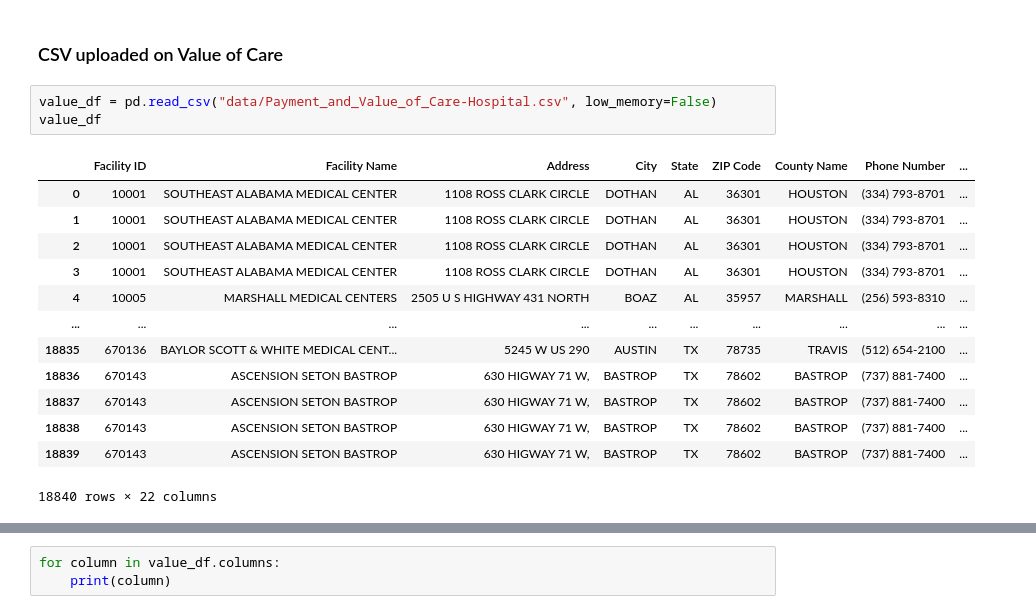
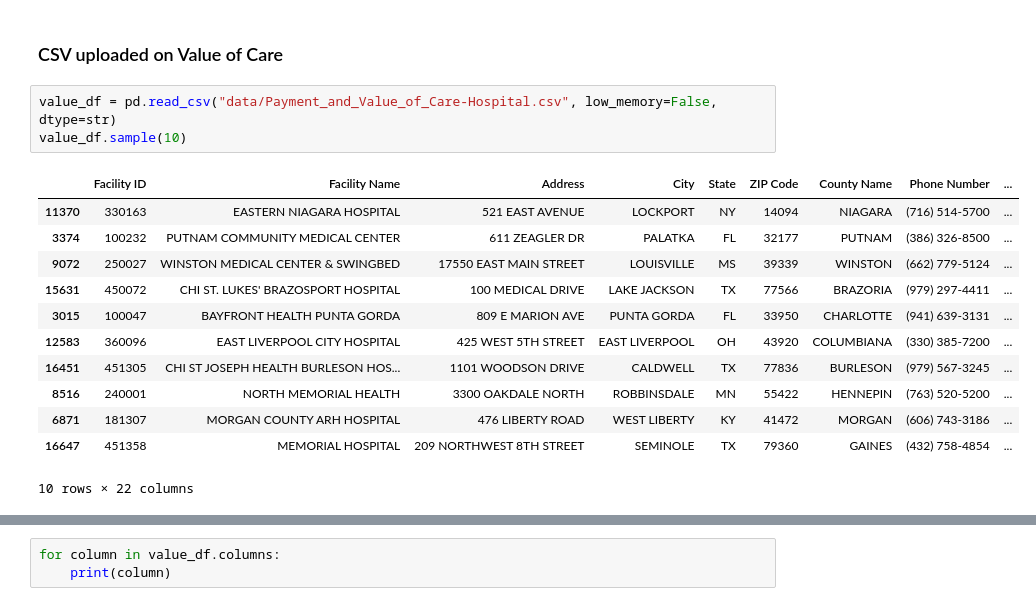
Before and after one commit to NoahGoldstein13/full_stack_data_analytics_project, a Jupyter notebook: Nadia/cleaning_data.ipynb, the cells around one changed output, grey strips where cells are left out. Saved outputs shown, nothing was run; the diff lists cells and outputs as text.

```diff
--- a/Nadia/cleaning_data.ipynb
+++ b/Nadia/cleaning_data.ipynb
@@ -147,19 +74,18 @@ final_census_df.to_csv("output_data/final_census_df.csv", index=False)
 # %% [markdown]
 ### CSV uploaded on Value of Care
 # %%
-value_df = pd.read_csv("data/Payment_and_Value_of_Care-Hospital.csv", low_memory=False)
-value_df
+value_df = pd.read_csv("data/Payment_and_Value_of_Care-Hospital.csv", low_memory=False, dtype=str)
+value_df.sample(10)
 # %% [output]
 |  | Facility ID | Facility Name | Address | City | State | ZIP Code | County Name | Phone Number | ... |
-| 0 | 10001 | SOUTHEAST ALABAMA MEDICAL CENTER | 1108 ROSS CLARK CIRCLE | DOTHAN | AL | 36301 | HOUSTON | (334) 793-8701 | ... |
-| 1 | 10001 | SOUTHEAST ALABAMA MEDICAL CENTER | 1108 ROSS CLARK CIRCLE | DOTHAN | AL | 36301 | HOUSTON | (334) 793-8701 | ... |
-| 2 | 10001 | SOUTHEAST ALABAMA MEDICAL CENTER | 1108 ROSS CLARK CIRCLE | DOTHAN | AL | 36301 | HOUSTON | (334) 793-8701 | ... |
-| 3 | 10001 | SOUTHEAST ALABAMA MEDICAL CENTER | 1108 ROSS CLARK CIRCLE | DOTHAN | AL | 36301 | HOUSTON | (334) 793-8701 | ... |
-| 4 | 10005 | MARSHALL MEDICAL CENTERS | 2505 U S HIGHWAY 431 NORTH | BOAZ | AL | 35957 | MARSHALL | (256) 593-8310 | ... |
-| ... | ... | ... | ... | ... | ... | ... | ... | ... | ... |
-| 18835 | 670136 | BAYLOR SCOTT & WHITE MEDICAL CENT... | 5245 W US 290 | AUSTIN | TX | 78735 | TRAVIS | (512) 654-2100 | ... |
-| 18836 | 670143 | ASCENSION SETON BASTROP | 630 HIGWAY 71 W, | BASTROP | TX | 78602 | BASTROP | (737) 881-7400 | ... |
-| 18837 | 670143 | ASCENSION SETON BASTROP | 630 HIGWAY 71 W, | BASTROP | TX | 78602 | BASTROP | (737) 881-7400 | ... |
-| 18838 | 670143 | ASCENSION SETON BASTROP | 630 HIGWAY 71 W, | BASTROP | TX | 78602 | BASTROP | (737) 881-7400 | ... |
-| 18839 | 670143 | ASCENSION SETON BASTROP | 630 HIGWAY 71 W, | BASTROP | TX | 78602 | BASTROP | (737) 881-7400 | ... |
+| 11370 | 330163 | EASTERN NIAGARA HOSPITAL | 521 EAST AVENUE | LOCKPORT | NY | 14094 | NIAGARA | (716) 514-5700 | ... |
+| 3374 | 100232 | PUTNAM COMMUNITY MEDICAL CENTER | 611 ZEAGLER DR | PALATKA | FL | 32177 | PUTNAM | (386) 326-8500 | ... |
+| 9072 | 250027 | WINSTON MEDICAL CENTER & SWINGBED | 17550 EAST MAIN STREET | LOUISVILLE | MS | 39339 | WINSTON | (662) 779-5124 | ... |
+| 15631 | 450072 | CHI ST. LUKES' BRAZOSPORT HOSPITAL | 100 MEDICAL DRIVE | LAKE JACKSON | TX | 77566 | BRAZORIA | (979) 297-4411 | ... |
+| 3015 | 100047 | BAYFRONT HEALTH PUNTA GORDA | 809 E MARION AVE | PUNTA GORDA | FL | 33950 | CHARLOTTE | (941) 639-3131 | ... |
+| 12583 | 360096 | EAST LIVERPOOL CITY HOSPITAL | 425 WEST 5TH STREET | EAST LIVERPOOL | OH | 43920 | COLUMBIANA | (330) 385-7200 | ... |
+| 16451 | 451305 | CHI ST JOSEPH HEALTH BURLESON HOS... | 1101 WOODSON DRIVE | CALDWELL | TX | 77836 | BURLESON | (979) 567-3245 | ... |
+| 8516 | 240001 | NORTH MEMORIAL HEALTH | 3300 OAKDALE NORTH | ROBBINSDALE | MN | 55422 | HENNEPIN | (763) 520-5200 | ... |
+| 6871 | 181307 | MORGAN COUNTY ARH HOSPITAL | 476 LIBERTY ROAD | WEST LIBERTY | KY | 41472 | MORGAN | (606) 743-3186 | ... |
+| 16647 | 451358 | MEMORIAL HOSPITAL | 209 NORTHWEST 8TH STREET | SEMINOLE | TX | 79360 | GAINES | (432) 758-4854 | ... |
-18840 rows × 22 columns
+10 rows × 22 columns
```
Also changed, not shown: parts of 32 cells of this notebook, 3 other files.
